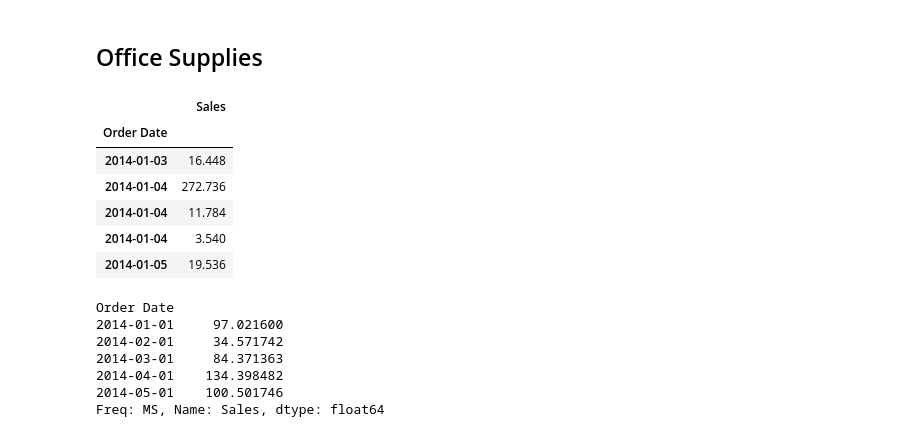
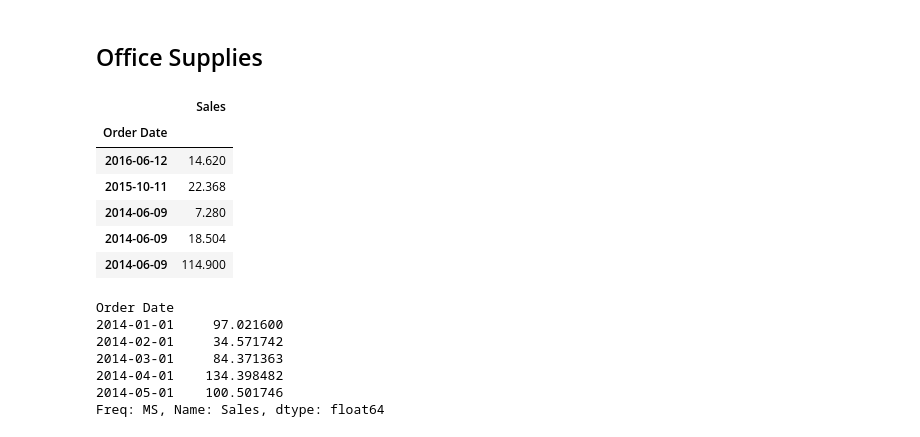
Before and after one commit to MaverickWolf14/Time-series-forecasting-of-superstore-data, a Jupyter notebook: main.ipynb, the cells around one changed output. Cells and saved outputs as stored; diff of their text form; code cells hidden in the pictures.

```diff
--- a/main.ipynb
+++ b/main.ipynb
@@ -179,17 +181,15 @@ plt.show()
 # %%
 office_supplies_data = df.loc[df['Category'] == 'Office Supplies']
 office_supplies_data.drop('Category',axis=1, inplace=True)
-office_supplies_data = office_supplies_data.sort_values('Order Date')
-office_supplies_data = office_supplies_data.sort_values('Order Date')
 office_supplies_data.head()
 # %% [output]
 |  | Sales |
 | Order Date |  |
-| 2014-01-03 | 16.448 |
-| 2014-01-04 | 272.736 |
-| 2014-01-04 | 11.784 |
-| 2014-01-04 | 3.540 |
-| 2014-01-05 | 19.536 |
+| 2016-06-12 | 14.620 |
+| 2015-10-11 | 22.368 |
+| 2014-06-09 | 7.280 |
+| 2014-06-09 | 18.504 |
+| 2014-06-09 | 114.900 |
 # %%
 y_office = office_supplies_data['Sales'].resample('MS').mean()
 y_office.head()
```
Also changed, not shown: parts of 29 cells of this notebook, 3 other files.
